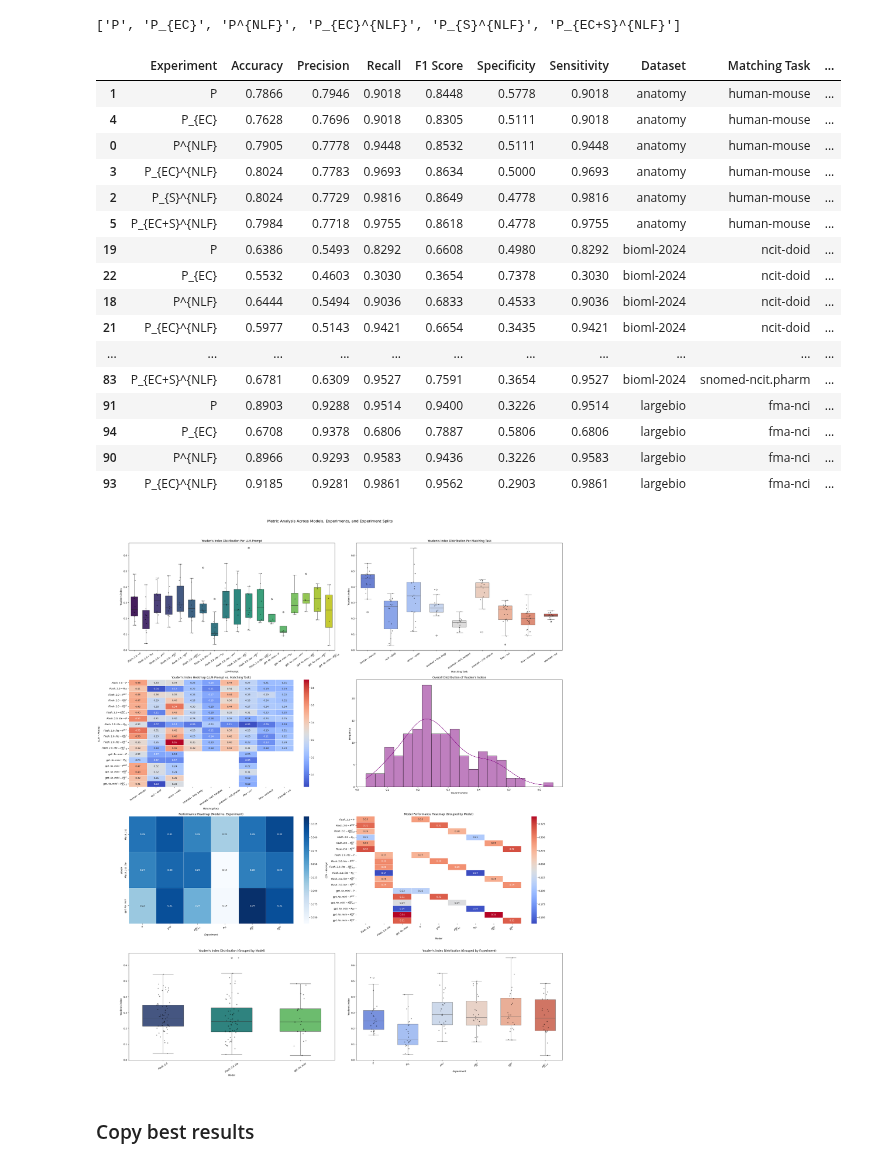
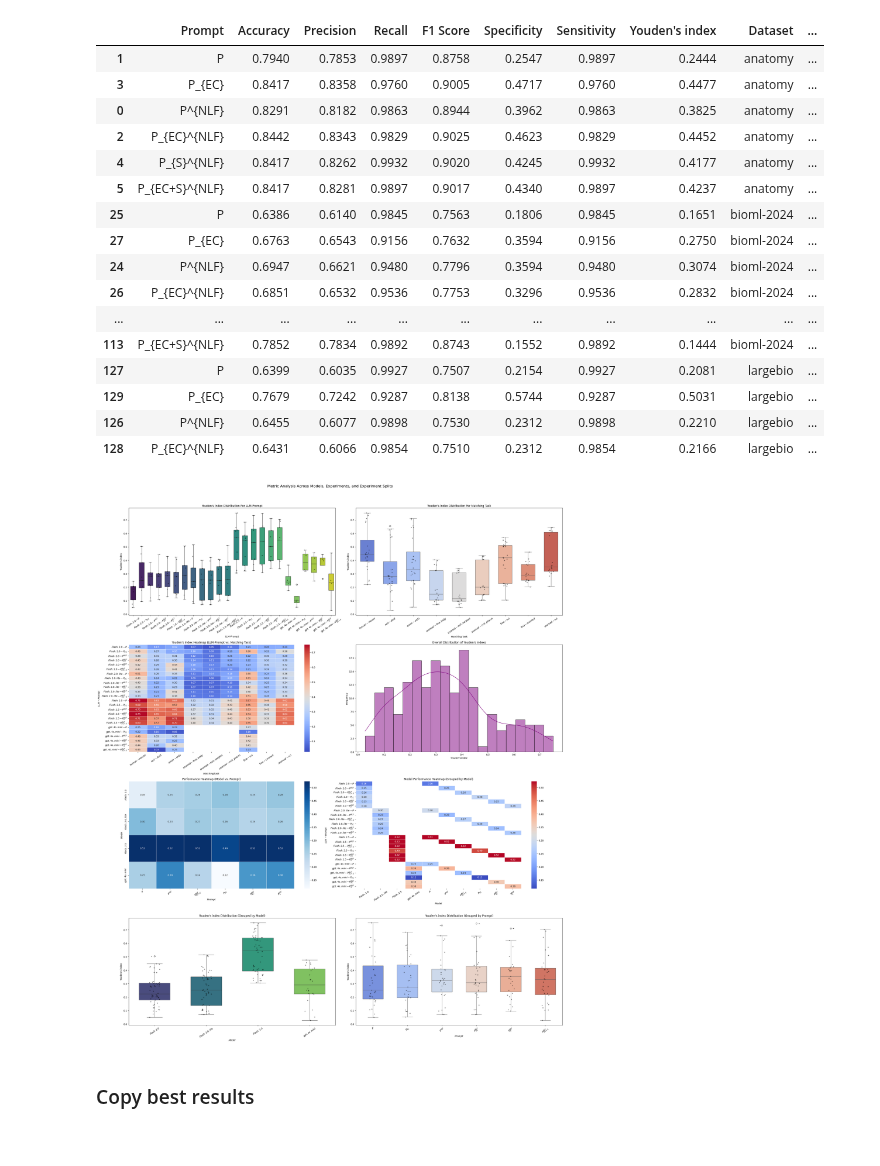
Before and after one commit to city-artificial-intelligence/logmap-llm-exp, a Jupyter notebook: notebooks/analyze_results.ipynb, the cells around one changed output. Saved outputs shown, nothing was run; the diff lists cells and outputs as text; code cells hidden in the pictures.

Commit message:
runned gemini 2.5 flash

```diff
--- a/notebooks/analyze_results.ipynb
+++ b/notebooks/analyze_results.ipynb
@@ -160,11 +160,32 @@ prompts_map = {
     "direct_entity": "P^{NLF}",
     "sequential_hierarchy": "P_{EC}^{NLF}",
     "direct_entity_with_synonyms": "P_{S}^{NLF}",
-    "sequential_hierarchy_with_synonyms": "P_{EC+S}^{NLF}"
+    "sequential_hierarchy_with_synonyms": "P_{EC+S}^{NLF}",
 }
 
 models_names_map = {
     "gemini-2.0-flash": "Flash.2.0",
     "gemini-2.0-flash-lite": "Flash.2.0.lite",
+    "gemini-2.5-flash-preview-04-17": "Flash.2.5",
     "gpt-4o-mini": "gpt.4o.mini",
 }
+
+
+def preprocess_metrics_df(metrics_df: pd.DataFrame) -> pd.DataFrame:
+    metrics_df["Youden's index"] = metrics_df["Specificity"] + metrics_df["Sensitivity"] - 1
+    metrics_df = metrics_df.rename(columns={"SubSet": "Matching Task"})
+
+    if "Prompt" not in metrics_df.columns:
+        metrics_df["Prompt"] = None
+
+    if "Experiment" in metrics_df.columns:
+        metrics_df.loc[metrics_df["Prompt"].isna(), "Prompt"] = metrics_df.loc[metrics_df["Prompt"].isna(), "Experiment"]
+
+    metrics_df["Model"] = metrics_df["Model"].map(models_names_map)
+    metrics_df["Prompt"] = metrics_df["Prompt"].map(prompts_map)
+
+    metrics_df["Matching Task"] = pd.Categorical(
+        metrics_df["Matching Task"], categories=metrics_df["Matching Task"].unique(), ordered=True
+    )
+    metrics_df["Prompt"] = pd.Categorical(metrics_df["Prompt"], categories=list(prompts_map.values()), ordered=True)
+    return metrics_df.sort_values(["Model", "Matching Task", "Prompt"])
@@ -195,57 +192,43 @@ rows_order
-# %%
-list(prompts_map.values())
-# %% [output]
-['P', 'P_{EC}', 'P^{NLF}', 'P_{EC}^{NLF}', 'P_{S}^{NLF}', 'P_{EC+S}^{NLF}']
 # %%
-metrics_df = pd.read_csv(RUN_DIR / "all_runs_metrics_reduced.csv")
-metrics_df["Youden's index"] = metrics_df["Specificity"] + metrics_df["Sensitivity"] - 1
-metrics_df = metrics_df.rename(columns={"SubSet":"Matching Task"})
-
-metrics_df["Model"] = metrics_df["Model"].map(models_names_map)
-metrics_df["Experiment"] = metrics_df["Experiment"].map(prompts_map)
-
-metrics_df['Matching Task'] = pd.Categorical(metrics_df['Matching Task'], categories=metrics_df['Matching Task'].unique(), ordered=True)
-metrics_df['Experiment'] = pd.Categorical(metrics_df['Experiment'], categories=list(prompts_map.values()), ordered=True)
-
-metrics_df = metrics_df.sort_values(["Model", "Matching Task", "Experiment"])
+metrics_df = preprocess_metrics_df(pd.read_csv(RUN_DIR / "all_runs_metrics_new.csv"))
 
 metrics_df.head(40)
 # %% [output]
-|  | Experiment | Accuracy | Precision | Recall | F1 Score | Specificity | Sensitivity | Dataset | Matching Task | ... |
-| 1 | P | 0.7866 | 0.7946 | 0.9018 | 0.8448 | 0.5778 | 0.9018 | anatomy | human-mouse | ... |
-| 4 | P_{EC} | 0.7628 | 0.7696 | 0.9018 | 0.8305 | 0.5111 | 0.9018 | anatomy | human-mouse | ... |
-| 0 | P^{NLF} | 0.7905 | 0.7778 | 0.9448 | 0.8532 | 0.5111 | 0.9448 | anatomy | human-mouse | ... |
-| 3 | P_{EC}^{NLF} | 0.8024 | 0.7783 | 0.9693 | 0.8634 | 0.5000 | 0.9693 | anatomy | human-mouse | ... |
-| 2 | P_{S}^{NLF} | 0.8024 | 0.7729 | 0.9816 | 0.8649 | 0.4778 | 0.9816 | anatomy | human-mouse | ... |
-| 5 | P_{EC+S}^{NLF} | 0.7984 | 0.7718 | 0.9755 | 0.8618 | 0.4778 | 0.9755 | anatomy | human-mouse | ... |
-| 19 | P | 0.6386 | 0.5493 | 0.8292 | 0.6608 | 0.4980 | 0.8292 | bioml-2024 | ncit-doid | ... |
-| 22 | P_{EC} | 0.5532 | 0.4603 | 0.3030 | 0.3654 | 0.7378 | 0.3030 | bioml-2024 | ncit-doid | ... |
-| 18 | P^{NLF} | 0.6444 | 0.5494 | 0.9036 | 0.6833 | 0.4533 | 0.9036 | bioml-2024 | ncit-doid | ... |
-| 21 | P_{EC}^{NLF} | 0.5977 | 0.5143 | 0.9421 | 0.6654 | 0.3435 | 0.9421 | bioml-2024 | ncit-doid | ... |
+|  | Prompt | Accuracy | Precision | Recall | F1 Score | Specificity | Sensitivity | Youden's index | Dataset | ... |
+| 1 | P | 0.7940 | 0.7853 | 0.9897 | 0.8758 | 0.2547 | 0.9897 | 0.2444 | anatomy | ... |
+| 3 | P_{EC} | 0.8417 | 0.8358 | 0.9760 | 0.9005 | 0.4717 | 0.9760 | 0.4477 | anatomy | ... |
+| 0 | P^{NLF} | 0.8291 | 0.8182 | 0.9863 | 0.8944 | 0.3962 | 0.9863 | 0.3825 | anatomy | ... |
+| 2 | P_{EC}^{NLF} | 0.8442 | 0.8343 | 0.9829 | 0.9025 | 0.4623 | 0.9829 | 0.4452 | anatomy | ... |
+| 4 | P_{S}^{NLF} | 0.8417 | 0.8262 | 0.9932 | 0.9020 | 0.4245 | 0.9932 | 0.4177 | anatomy | ... |
+| 5 | P_{EC+S}^{NLF} | 0.8417 | 0.8281 | 0.9897 | 0.9017 | 0.4340 | 0.9897 | 0.4237 | anatomy | ... |
+| 25 | P | 0.6386 | 0.6140 | 0.9845 | 0.7563 | 0.1806 | 0.9845 | 0.1651 | bioml-2024 | ... |
+| 27 | P_{EC} | 0.6763 | 0.6543 | 0.9156 | 0.7632 | 0.3594 | 0.9156 | 0.2750 | bioml-2024 | ... |
+| 24 | P^{NLF} | 0.6947 | 0.6621 | 0.9480 | 0.7796 | 0.3594 | 0.9480 | 0.3074 | bioml-2024 | ... |
+| 26 | P_{EC}^{NLF} | 0.6851 | 0.6532 | 0.9536 | 0.7753 | 0.3296 | 0.9536 | 0.2832 | bioml-2024 | ... |
 | ... | ... | ... | ... | ... | ... | ... | ... | ... | ... | ... |
-| 83 | P_{EC+S}^{NLF} | 0.6781 | 0.6309 | 0.9527 | 0.7591 | 0.3654 | 0.9527 | bioml-2024 | snomed-ncit.pharm | ... |
-| 91 | P | 0.8903 | 0.9288 | 0.9514 | 0.9400 | 0.3226 | 0.9514 | largebio | fma-nci | ... |
-| 94 | P_{EC} | 0.6708 | 0.9378 | 0.6806 | 0.7887 | 0.5806 | 0.6806 | largebio | fma-nci | ... |
-| 90 | P^{NLF} | 0.8966 | 0.9293 | 0.9583 | 0.9436 | 0.3226 | 0.9583 | largebio | fma-nci | ... |
-| 93 | P_{EC}^{NLF} | 0.9185 | 0.9281 | 0.9861 | 0.9562 | 0.2903 | 0.9861 | largebio | fma-nci | ... |
+| 113 | P_{EC+S}^{NLF} | 0.7852 | 0.7834 | 0.9892 | 0.8743 | 0.1552 | 0.9892 | 0.1444 | bioml-2024 | ... |
+| 127 | P | 0.6399 | 0.6035 | 0.9927 | 0.7507 | 0.2154 | 0.9927 | 0.2081 | largebio | ... |
+| 129 | P_{EC} | 0.7679 | 0.7242 | 0.9287 | 0.8138 | 0.5744 | 0.9287 | 0.5031 | largebio | ... |
+| 126 | P^{NLF} | 0.6455 | 0.6077 | 0.9898 | 0.7530 | 0.2312 | 0.9898 | 0.2210 | largebio | ... |
+| 128 | P_{EC}^{NLF} | 0.6431 | 0.6066 | 0.9854 | 0.7510 | 0.2312 | 0.9854 | 0.2166 | largebio | ... |
 # %%
 metric = "Youden's index"
-experiment_col, left_col, right_col = "Experiment", "SubSet", "Model"
-experiment_col, left_col, right_col = "Matching Task", "Model", "Experiment"
+# metric = "F1 Score"
+experiment_col, left_col, right_col = "Matching Task", "Model", "Prompt"
 
 plot_detaild_analysis(
     metrics_df=metrics_df,
     metric=metric,
     run_col_name="LLM-Prompt",
     experiment_col=experiment_col,
     left_col=left_col,
     right_col=right_col,
     left_col_name="leftPart",
     right_col_name="rightPart",
     run_separator="-",
 )
 # %% [output]
-[figure, old version]
+[figure, new version]
 # %% [markdown]
 ### Copy best results
 # %%
```
Also changed, not shown: parts of 3 cells of this notebook, 3 other files.
